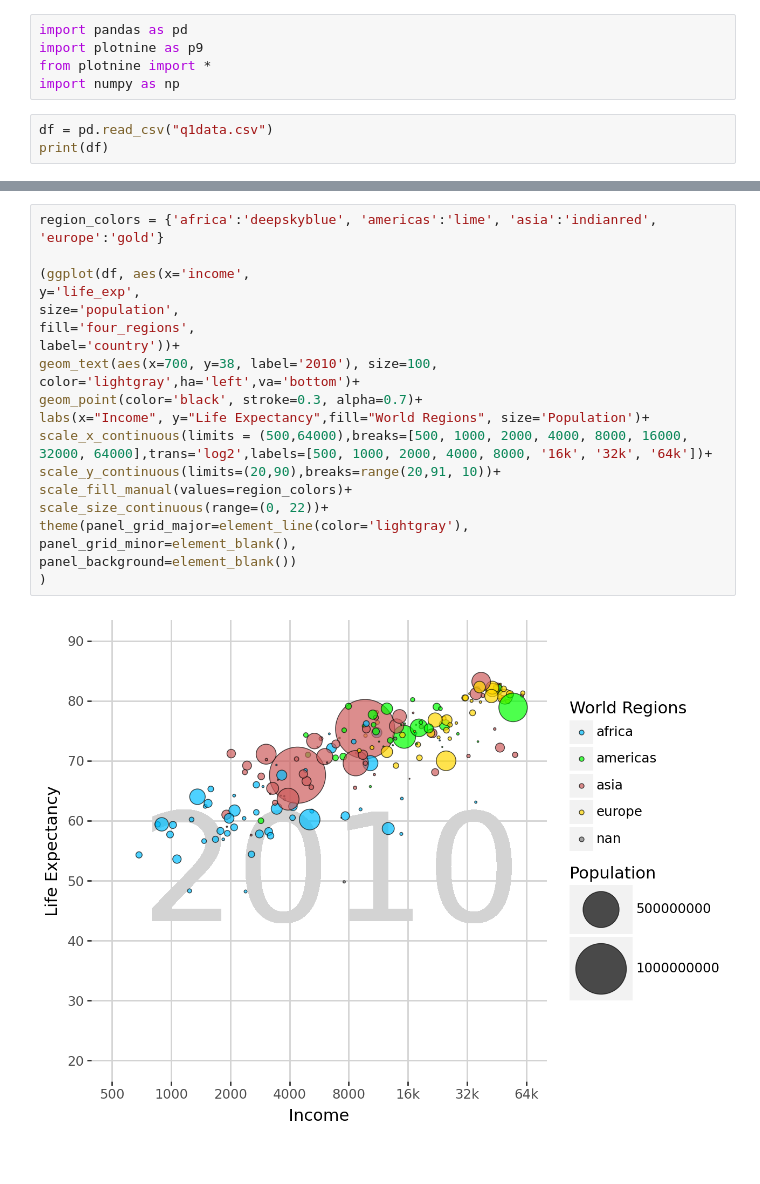
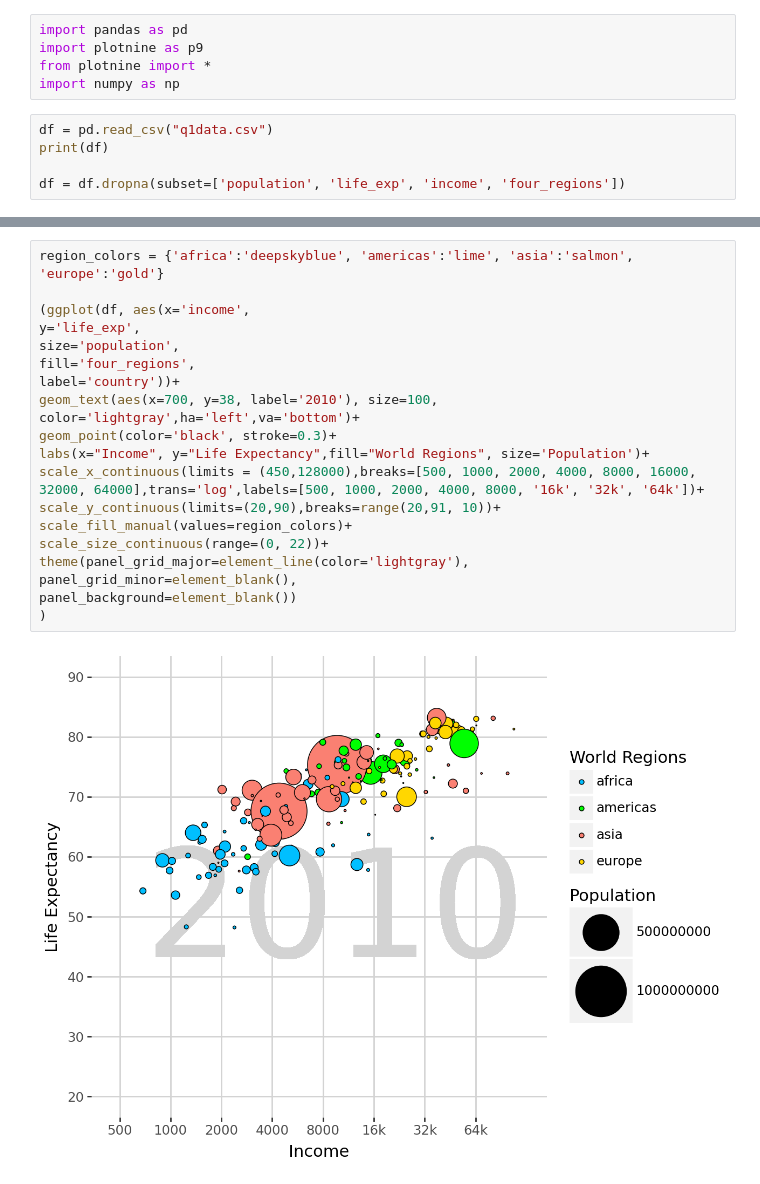
Before and after one commit to rtneely/GSB-544, a Jupyter notebook: Lab1-544.ipynb, the cells around one changed output, grey strips where cells are left out. Cells and saved outputs as stored; diff of their text form.

```diff
--- a/Lab1-544.ipynb
+++ b/Lab1-544.ipynb
@@ -6,4 +6,6 @@ import numpy as np
 # %%
 df = pd.read_csv("q1data.csv")
 print(df)
+
+df = df.dropna(subset=['population', 'life_exp', 'income', 'four_regions'])
 # %% [output]
@@ -25,23 +27,23 @@ print(df)
 
 [197 rows x 9 columns]
 # %%
-region_colors = {'africa':'deepskyblue', 'americas':'lime', 'asia':'indianred', 'europe':'gold'}
+region_colors = {'africa':'deepskyblue', 'americas':'lime', 'asia':'salmon', 'europe':'gold'}
 
 (ggplot(df, aes(x='income',
 y='life_exp',
 size='population',
 fill='four_regions',
 label='country'))+
 geom_text(aes(x=700, y=38, label='2010'), size=100, color='lightgray',ha='left',va='bottom')+
-geom_point(color='black', stroke=0.3, alpha=0.7)+
+geom_point(color='black', stroke=0.3)+
 labs(x="Income", y="Life Expectancy",fill="World Regions", size='Population')+
-scale_x_continuous(limits = (500,64000),breaks=[500, 1000, 2000, 4000, 8000, 16000, 32000, 64000],trans='log2',labels=[500, 1000, 2000, 4000, 8000, '16k', '32k', '64k'])+
+scale_x_continuous(limits = (450,128000),breaks=[500, 1000, 2000, 4000, 8000, 16000, 32000, 64000],trans='log',labels=[500, 1000, 2000, 4000, 8000, '16k', '32k', '64k'])+
 scale_y_continuous(limits=(20,90),breaks=range(20,91, 10))+
 scale_fill_manual(values=region_colors)+
 scale_size_continuous(range=(0, 22))+
 theme(panel_grid_major=element_line(color='lightgray'),
 panel_grid_minor=element_blank(),
 panel_background=element_blank())
 )
 # %% [output]
-[figure, old version]
+[figure, new version]
```
Also changed, not shown: parts of 5 cells of this notebook, 4 other files.
